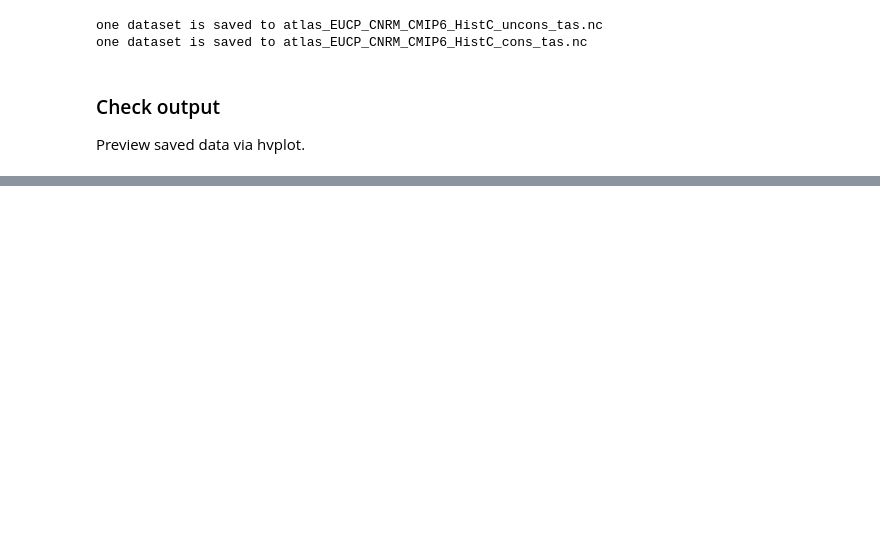
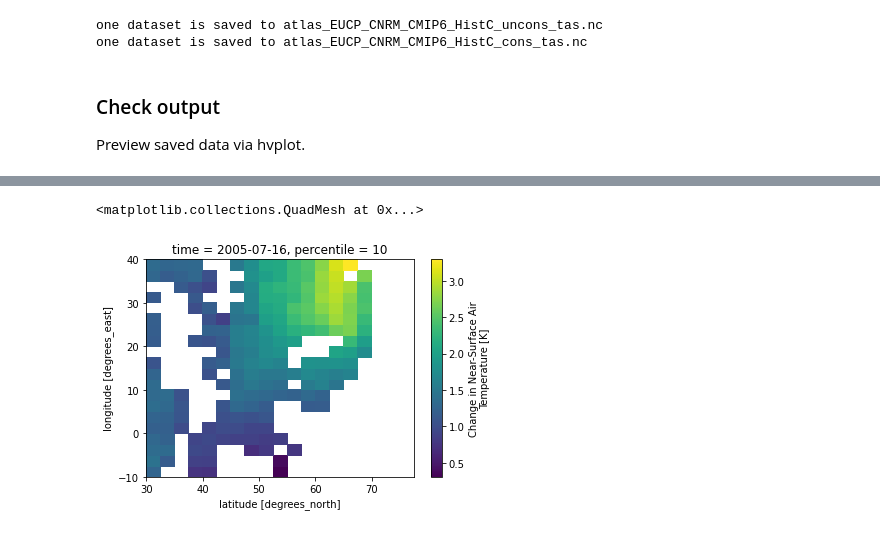
Before and after one commit to eucp-project/atlas, a Jupyter notebook: python/cleanup_CNRM_HistC_atlas_netcdf.ipynb, the cells around one changed output, grey strips where cells are left out. Saved outputs shown, nothing was run; the diff lists cells and outputs as text; code cells hidden in the pictures; blank space fills up the shorter version.

```diff
--- a/python/cleanup_CNRM_HistC_atlas_netcdf.ipynb
+++ b/python/cleanup_CNRM_HistC_atlas_netcdf.ipynb
@@ -232,0 +246,5 @@ Attributes:
+# %%
+ds.tas.sel(percentile=10).isel(time=0).plot()
+# %% [output]
+<matplotlib.collections.QuadMesh at 0x...>
+[figure, added]
```
Also changed, not shown: parts of 7 cells of this notebook.
